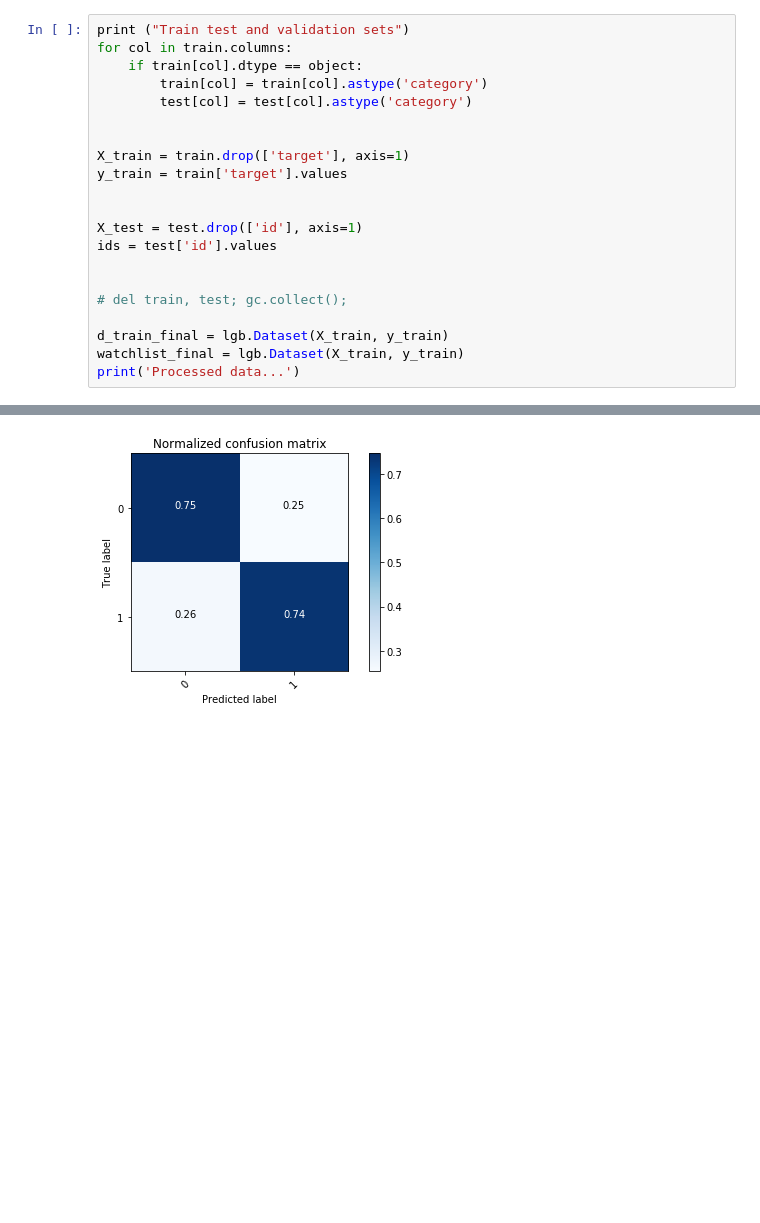
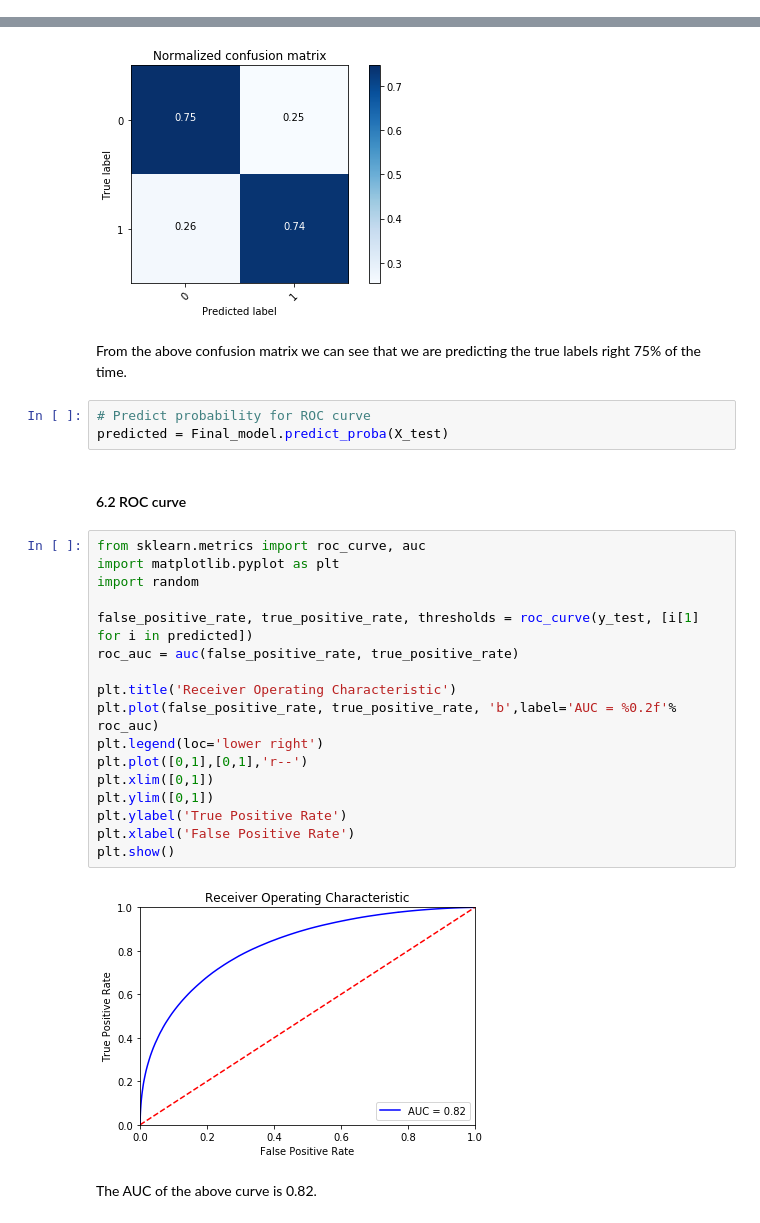
Before and after one commit to jyotipmahes/ML_project_621, a Jupyter notebook: Models/LightGBM.ipynb, the cells around one changed output, grey strips where cells are left out. Saved outputs shown, nothing was run; the diff lists cells and outputs as text; blank space fills up the shorter version.

```diff
--- a/Models/LightGBM.ipynb
+++ b/Models/LightGBM.ipynb
@@ -286,24 +357,3 @@ assert 'count_song_played' in train
 assert len(train['count_artist_played']) != 0
 assert 'count_song_played' in test
 assert len(test['count_artist_played']) != 0
-# %%
-print ("Train test and validation sets")
-for col in train.columns:
-    if train[col].dtype == object:
-        train[col] = train[col].astype('category')
-        test[col] = test[col].astype('category')
-
-
-X_train = train.drop(['target'], axis=1)
-y_train = train['target'].values
-
-
-X_test = test.drop(['id'], axis=1)
-ids = test['id'].values
-
-
-# del train, test; gc.collect();
-
-d_train_final = lgb.Dataset(X_train, y_train)
-watchlist_final = lgb.Dataset(X_train, y_train)
-print('Processed data...')
@@ -622,3 +731,31 @@ Normalized confusion matrix
  [0.26 0.74]]
 [figure]
 [figure]
+# %% [markdown]
+From the above confusion matrix we can see that we are predicting the true labels right 75% of the time.
+# %%
+# Predict probability for ROC curve
+predicted = Final_model.predict_proba(X_test)
+# %% [markdown]
+#### 6.2 ROC curve
+# %%
+from sklearn.metrics import roc_curve, auc
+import matplotlib.pyplot as plt
+import random
+
+false_positive_rate, true_positive_rate, thresholds = roc_curve(y_test, [i[1] for i in predicted])
+roc_auc = auc(false_positive_rate, true_positive_rate)
+
+plt.title('Receiver Operating Characteristic')
+plt.plot(false_positive_rate, true_positive_rate, 'b',label='AUC = %0.2f'% roc_auc)
+plt.legend(loc='lower right')
+plt.plot([0,1],[0,1],'r--')
+plt.xlim([0,1])
+plt.ylim([0,1])
+plt.ylabel('True Positive Rate')
+plt.xlabel('False Positive Rate')
+plt.show()
+# %% [output]
+[figure, added]
+# %% [markdown]
+The AUC of the above curve is 0.82.
```
Also changed, not shown: parts of 64 cells of this notebook.
